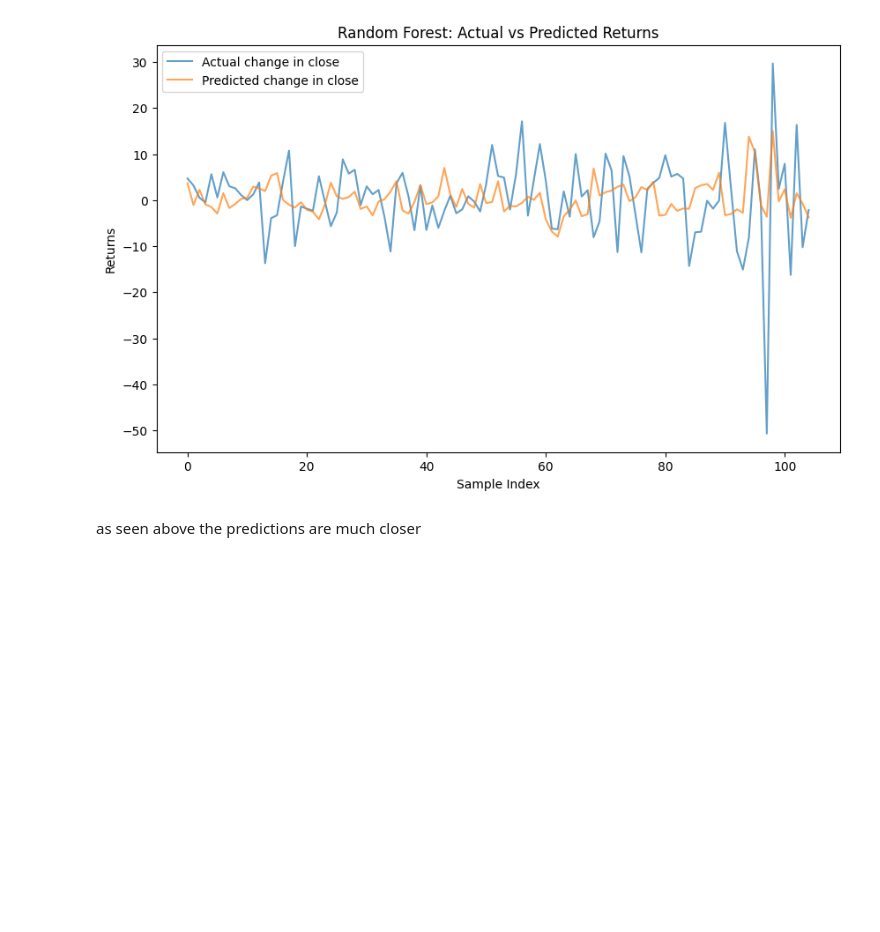
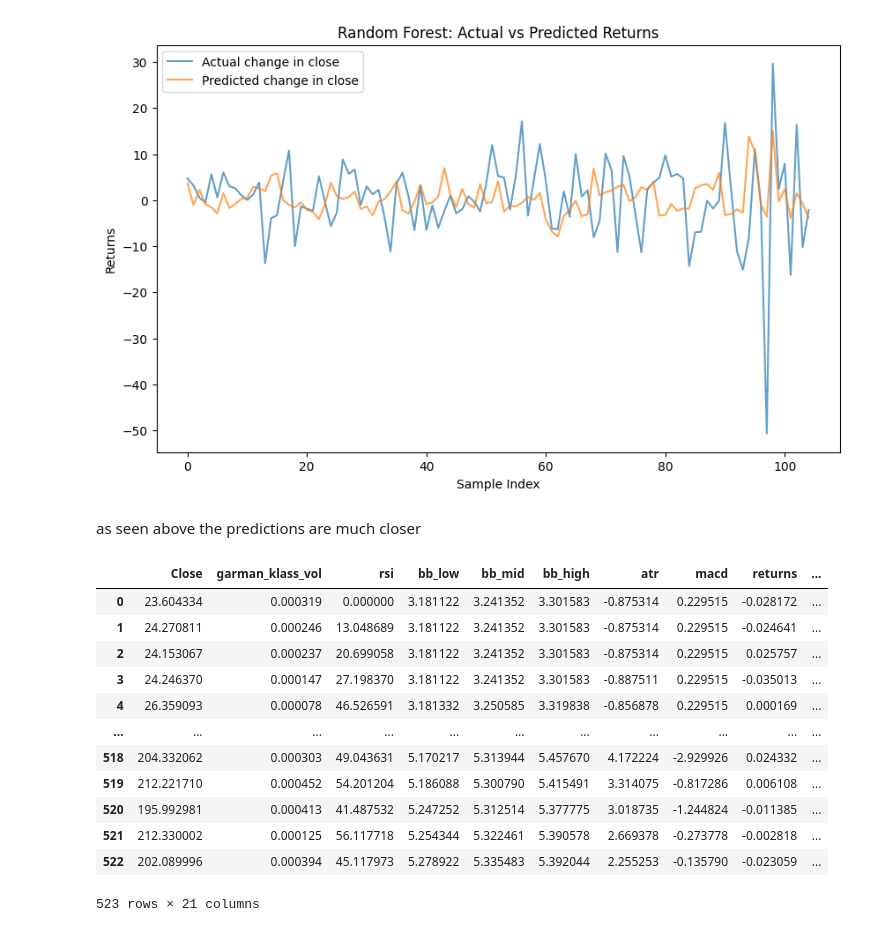
Before and after one commit to GeordieJones/financePython, a Jupyter notebook: backTesting_practice/apple_predictor.ipynb, the cells around one changed output. Cells and saved outputs as stored; diff of their text form; code cells hidden in the pictures; blank space fills up the shorter version.

```diff
--- a/backTesting_practice/apple_predictor.ipynb
+++ b/backTesting_practice/apple_predictor.ipynb
@@ -749,3 +749,28 @@ plt.show()
 [figure]
 # %% [markdown]
 as seen above the predictions are much closer
+# %%
+weekly_data['target'] = weekly_data['Close'].shift(-lag_weeks)
+y_all = weekly_data['target'].dropna()
+X_all = weekly_data.drop(columns=['target'])
+X_all = X_all.iloc[:-lag_weeks]
+
+
+'''print(len(X_all), len(y_all))
+print("Lengths match?" , len(X_all) == len(y_all))'''
+
+X_all
+# %% [output]
+|  | Close | garman_klass_vol | rsi | bb_low | bb_mid | bb_high | atr | macd | returns | ... |
+| 0 | 23.604334 | 0.000319 | 0.000000 | 3.181122 | 3.241352 | 3.301583 | -0.875314 | 0.229515 | -0.028172 | ... |
+| 1 | 24.270811 | 0.000246 | 13.048689 | 3.181122 | 3.241352 | 3.301583 | -0.875314 | 0.229515 | -0.024641 | ... |
+| 2 | 24.153067 | 0.000237 | 20.699058 | 3.181122 | 3.241352 | 3.301583 | -0.875314 | 0.229515 | 0.025757 | ... |
+| 3 | 24.246370 | 0.000147 | 27.198370 | 3.181122 | 3.241352 | 3.301583 | -0.887511 | 0.229515 | -0.035013 | ... |
+| 4 | 26.359093 | 0.000078 | 46.526591 | 3.181332 | 3.250585 | 3.319838 | -0.856878 | 0.229515 | 0.000169 | ... |
+| ... | ... | ... | ... | ... | ... | ... | ... | ... | ... | ... |
+| 518 | 204.332062 | 0.000303 | 49.043631 | 5.170217 | 5.313944 | 5.457670 | 4.172224 | -2.929926 | 0.024332 | ... |
+| 519 | 212.221710 | 0.000452 | 54.201204 | 5.186088 | 5.300790 | 5.415491 | 3.314075 | -0.817286 | 0.006108 | ... |
+| 520 | 195.992981 | 0.000413 | 41.487532 | 5.247252 | 5.312514 | 5.377775 | 3.018735 | -1.244824 | -0.011385 | ... |
+| 521 | 212.330002 | 0.000125 | 56.117718 | 5.254344 | 5.322461 | 5.390578 | 2.669378 | -0.273778 | -0.002818 | ... |
+| 522 | 202.089996 | 0.000394 | 45.117973 | 5.278922 | 5.335483 | 5.392044 | 2.255253 | -0.135790 | -0.023059 | ... |
+523 rows × 21 columns
```
Also changed, not shown: parts of 9 cells of this notebook, 1 other file.
